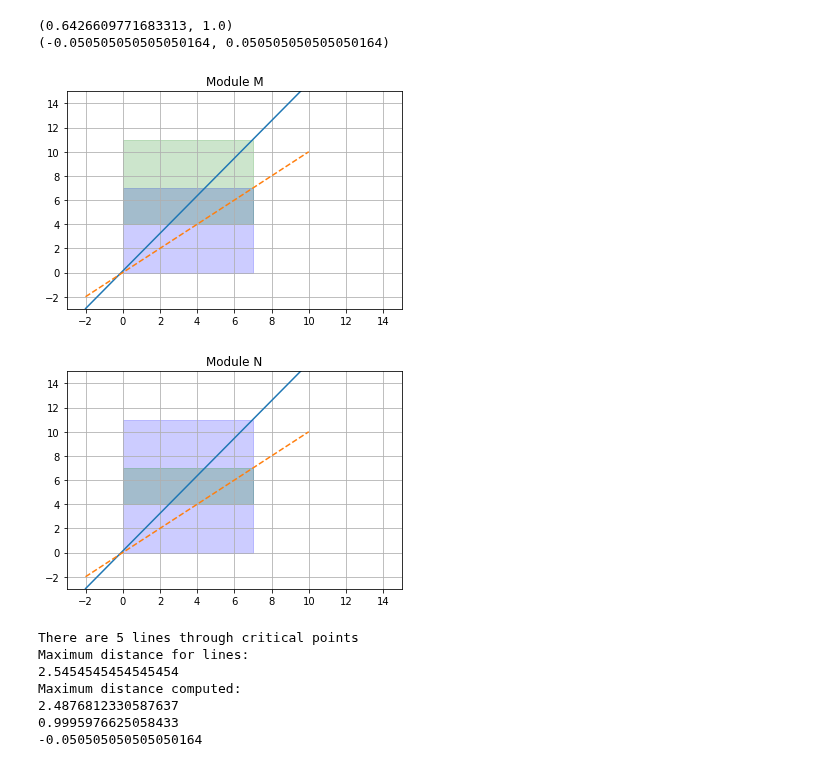
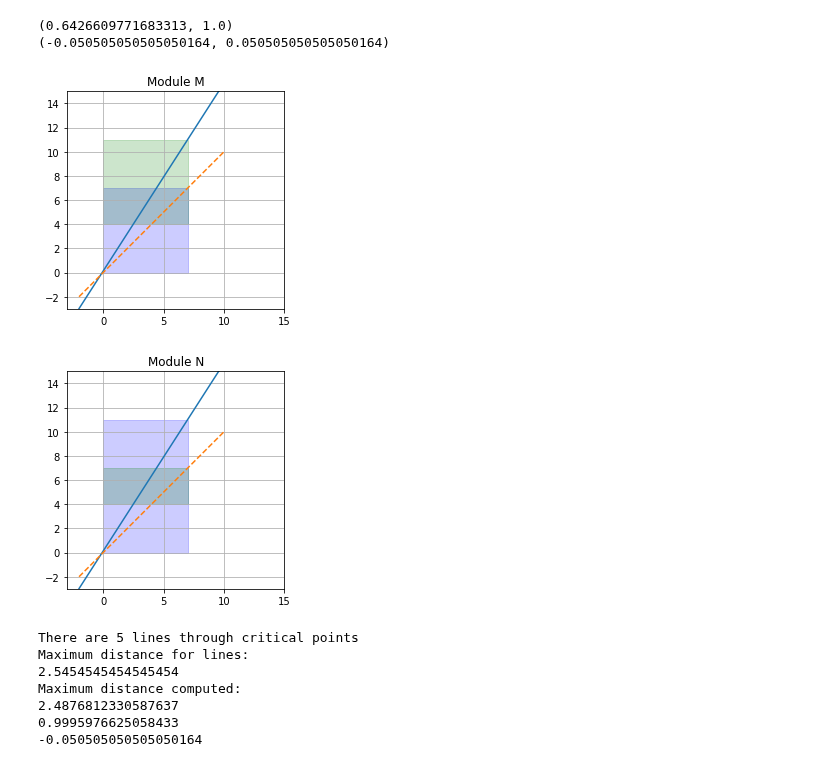
Before and after one commit to asilata/matching-distance-code, a Jupyter notebook: Notebooks/Checking_example1-1.ipynb, the cells around one changed output. Cells and saved outputs as stored; diff of their text form; code cells hidden in the pictures.

```diff
--- a/Notebooks/Checking_example1-1.ipynb
+++ b/Notebooks/Checking_example1-1.ipynb
@@ -241,40 +243,42 @@ print(L_max.b)
 # %%
 fig = plt.figure()
 ax = fig.add_subplot(111)
+ax.set_aspect(1)
 plt.grid(visible = True )
 ## rectangles
 a1 = rect_m1.bottom_left
 h1= rect_m1.top_right[0]- a1[0]
 v1= rect_m1.top_right[1]- a1[1]
 a2 = rect_m2.bottom_left
 h2= rect_m2.top_right[0]- a2[0]
 v2= rect_m2.top_right[1]- a2[1]
 rect1 = matplotlib.patches.Rectangle(a1,h1,v1,color ='blue', alpha = 0.2)
 rect2 = matplotlib.patches.Rectangle(a2,h2,v2, color ='green',alpha = 0.2)
 
 ## lines
 x = np.linspace(-2, 10, 1000)
 
 b1 = L_max.b[0]
 b2 = L_max.b[1]
 m1 = L_max.m[0]
 m2 = L_max.m[1]
 plt.plot(x, m2*(x-b1)/m1 +b2, linestyle='solid') ##L _
 plt.plot(x,x,linestyle='dashed')
 
 ax.add_patch(rect1)
 ax.add_patch(rect2)
 plt.xlim([-3, 15])
 plt.ylim([-3, 15])
 
 plt.title('Module M')
 #plt.savefig('moduleM')
 plt.show()
 # %% [output]
-[figure, old version]
+[figure, new version]
 # %%
 fig = plt.figure()
 ax = fig.add_subplot(111)
+ax.set_aspect(1)
 plt.grid(visible = True )
 ## rectangles
 a1 = rect_n1.bottom_left
@@ -305,7 +309,7 @@ plt.title('Module N')
 #plt.savefig('moduleN')
 plt.show()
 # %% [output]
-[figure, old version]
+[figure, new version]
 # %%
 plot_weighted_bottleneck(M,N, 'example1-1')
 # %% [output]
```
Also changed, not shown: parts of 2 cells of this notebook, 1 other file.
